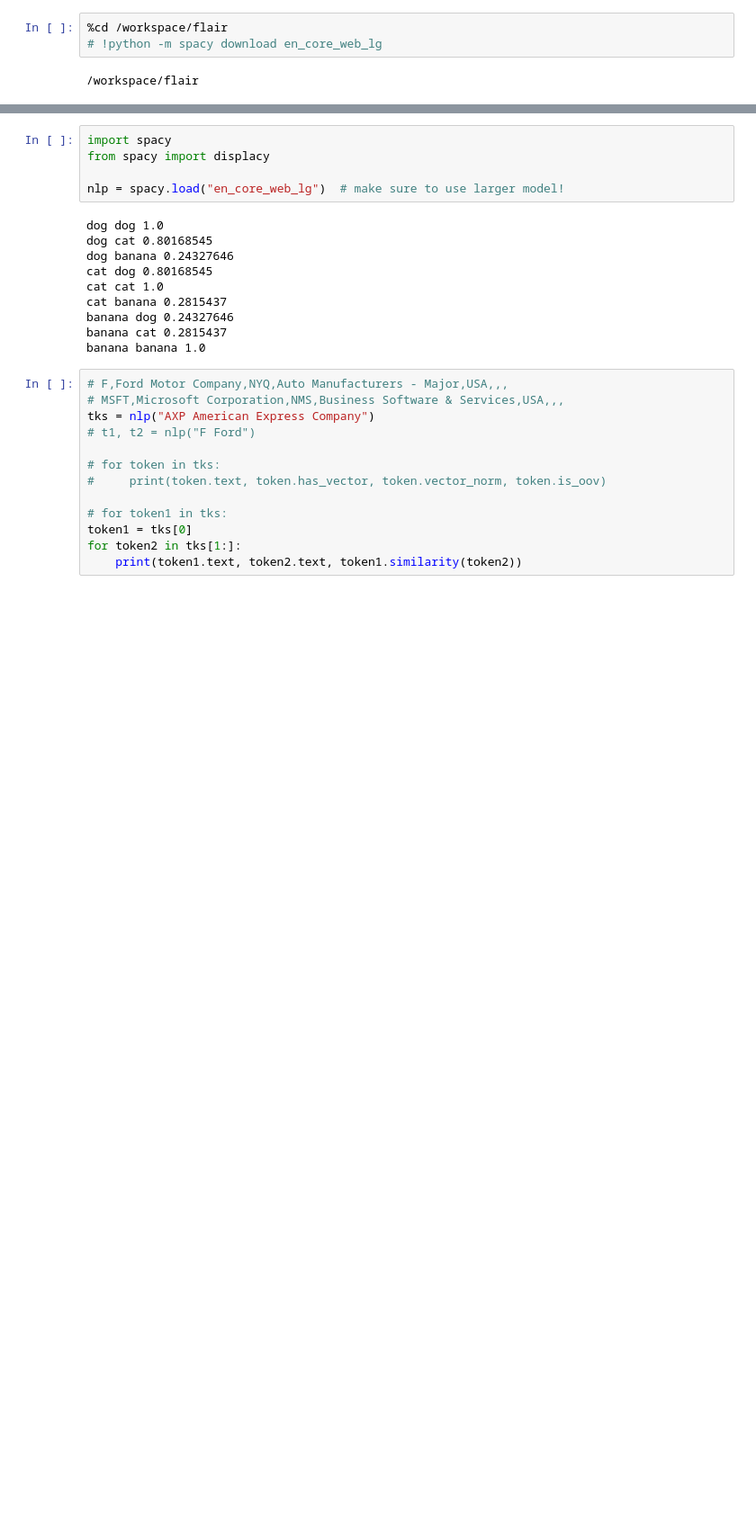
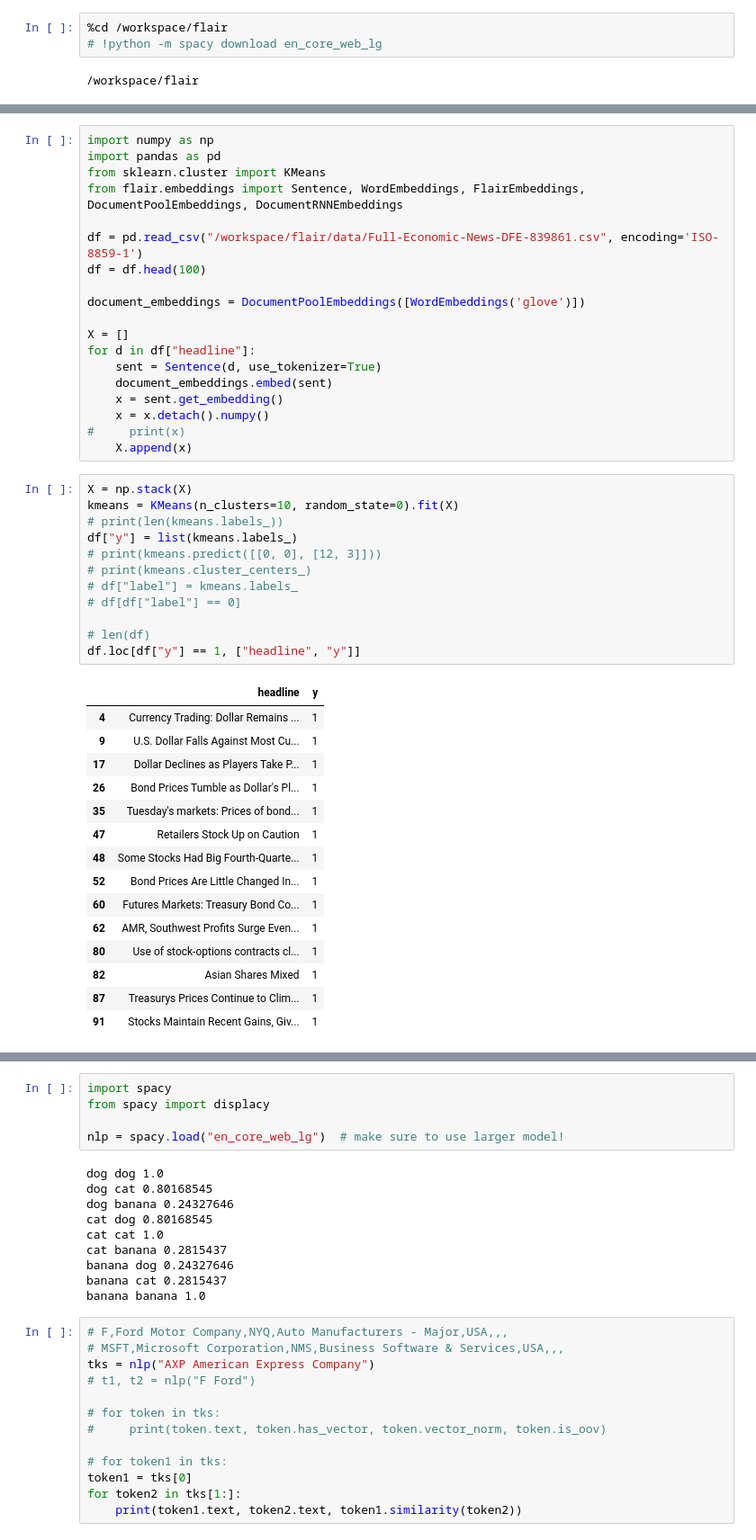
Before and after one commit to w121211/flair, a Jupyter notebook: debug.ipynb, the cells around one changed output, grey strips where cells are left out. Shown: that part at 90% size. Drawn from its saved outputs; the diff is of its cells as text; blank space fills up the shorter version.

```diff
--- a/debug.ipynb
+++ b/debug.ipynb
@@ -5,0 +149,47 @@
+# %%
+import numpy as np
+import pandas as pd
+from sklearn.cluster import KMeans
+from flair.embeddings import Sentence, WordEmbeddings, FlairEmbeddings, DocumentPoolEmbeddings, DocumentRNNEmbeddings
+
+df = pd.read_csv("/workspace/flair/data/Full-Economic-News-DFE-839861.csv", encoding='ISO-8859-1')
+df = df.head(100)
+
+document_embeddings = DocumentPoolEmbeddings([WordEmbeddings('glove')])
+
+X = []
+for d in df["headline"]:
+    sent = Sentence(d, use_tokenizer=True)
+    document_embeddings.embed(sent)
+    x = sent.get_embedding()
+    x = x.detach().numpy()
+#     print(x)
+    X.append(x)
+# %%
+X = np.stack(X)
+kmeans = KMeans(n_clusters=10, random_state=0).fit(X)
+# print(len(kmeans.labels_))
+df["y"] = list(kmeans.labels_)
+# print(kmeans.predict([[0, 0], [12, 3]]))
+# print(kmeans.cluster_centers_)
+# df["label"] = kmeans.labels_
+# df[df["label"] == 0]
+
+# len(df)
+df.loc[df["y"] == 1, ["headline", "y"]]
+# %% [output]
+|  | headline | y |
+| 4 | Currency Trading: Dollar Remains ... | 1 |
+| 9 | U.S. Dollar Falls Against Most Cu... | 1 |
+| 17 | Dollar Declines as Players Take P... | 1 |
+| 26 | Bond Prices Tumble as Dollar's Pl... | 1 |
+| 35 | Tuesday's markets: Prices of bond... | 1 |
+| 47 | Retailers Stock Up on Caution | 1 |
+| 48 | Some Stocks Had Big Fourth-Quarte... | 1 |
+| 52 | Bond Prices Are Little Changed In... | 1 |
+| 60 | Futures Markets: Treasury Bond Co... | 1 |
+| 62 | AMR, Southwest Profits Surge Even... | 1 |
+| 80 | Use of stock-options contracts cl... | 1 |
+| 82 | Asian Shares Mixed | 1 |
+| 87 | Treasurys Prices Continue to Clim... | 1 |
+| 91 | Stocks Maintain Recent Gains, Giv... | 1 |
```
Also changed, not shown: parts of 20 cells of this notebook, 3 other files.
